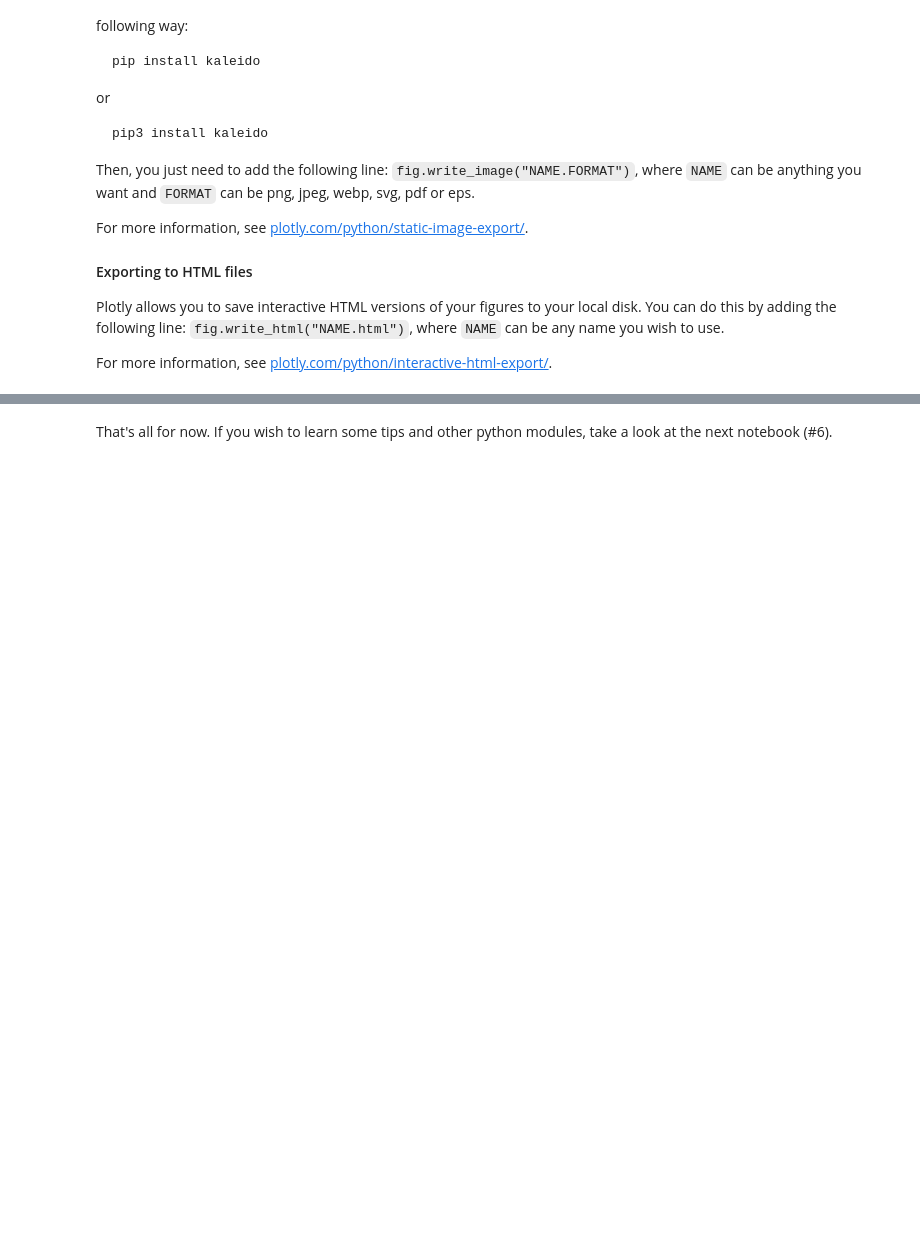
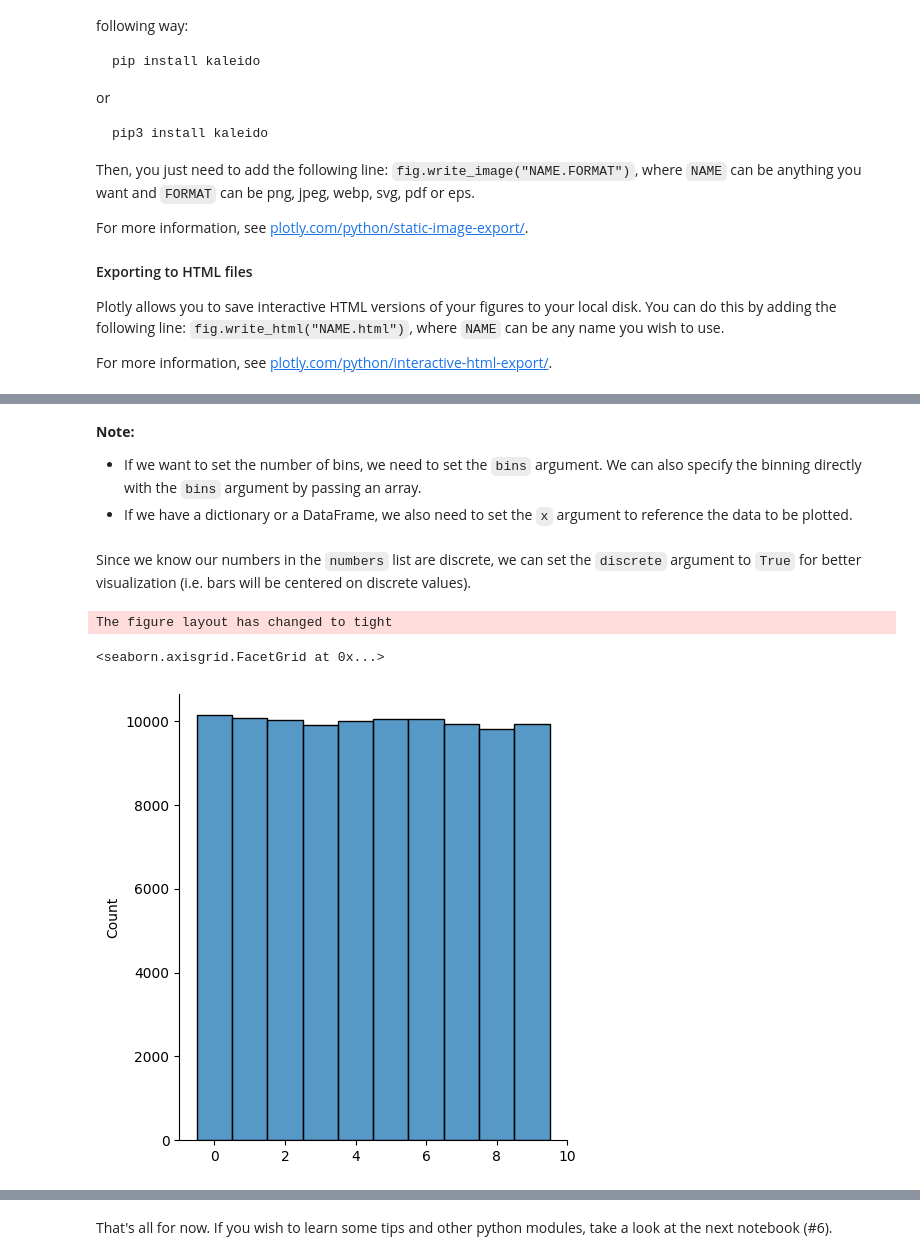
Before and after one commit to jbossios/python-tutorial, a Jupyter notebook: Jupyter-Notebooks/05_Data_Visualization.ipynb, the cells around one changed output, grey strips where cells are left out. Cells and saved outputs as stored; diff of their text form; code cells hidden in the pictures; blank space fills up the shorter version.

````diff
--- a/Jupyter-Notebooks/05_Data_Visualization.ipynb
+++ b/Jupyter-Notebooks/05_Data_Visualization.ipynb
@@ -708,0 +744,12 @@ For more information, see [plotly.com/python/interactive-html-export/](https://p
+# %% [markdown]
+**Note:**
+- If we want to set the number of bins, we need to set the ```bins``` argument. We can also specify the binning directly with the ```bins``` argument by passing an array.
+- If we have a dictionary or a DataFrame, we also need to set the ```x``` argument to reference the data to be plotted.
+# %% [markdown]
+Since we know our numbers in the ```numbers``` list are discrete, we can set the ```discrete``` argument to ```True``` for better visualization (i.e. bars will be centered on discrete values).
+# %%
+sns.displot(numbers, binwidth=1, discrete=True)
+# %% [output]
+The figure layout has changed to tight
+<seaborn.axisgrid.FacetGrid at 0x...>
+[figure, added]
````
Also changed, not shown: parts of 51 cells of this notebook.
